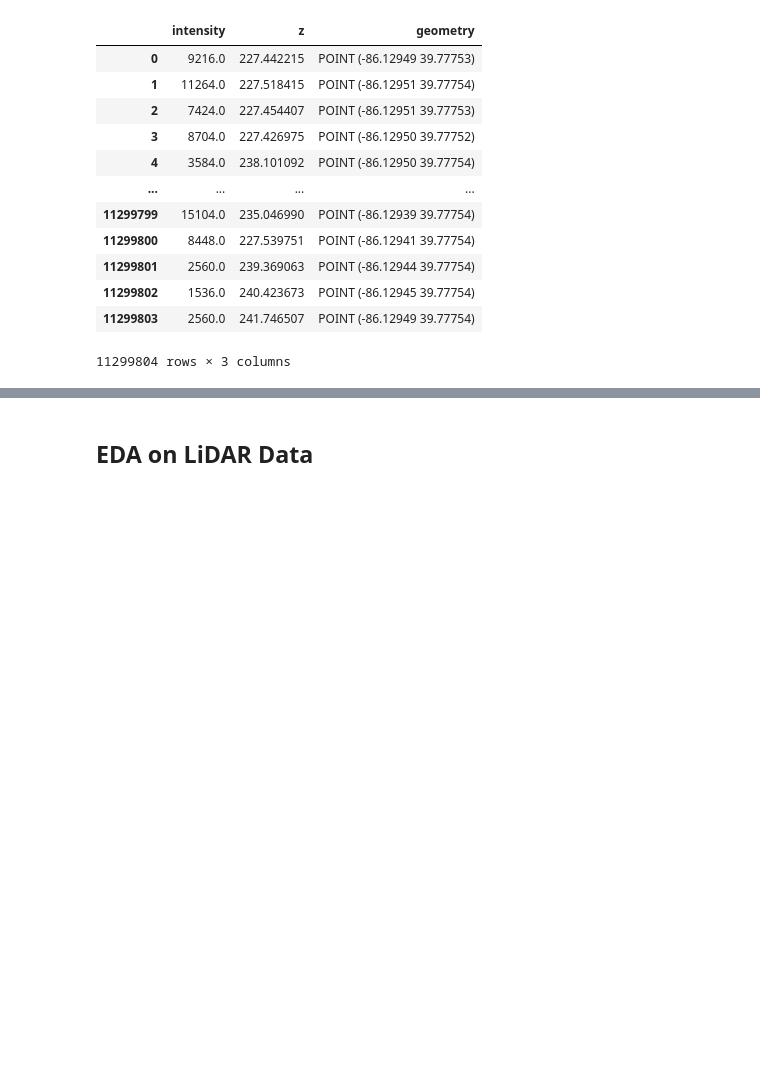
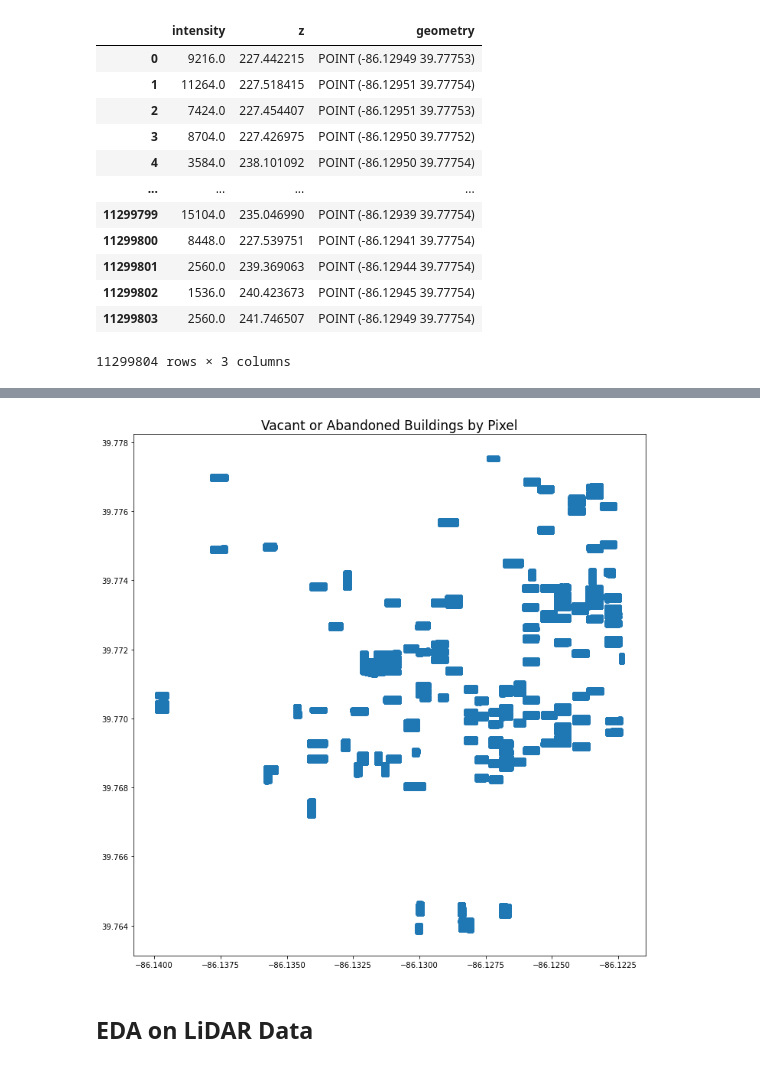
Before and after one commit to zach-brown-18/is-it-abandoned, a Jupyter notebook: Data_ingestion.ipynb, the cells around one changed output, grey strips where cells are left out. Cells and saved outputs as stored; diff of their text form; code cells hidden in the pictures; blank space fills up the shorter version.

```diff
--- a/Data_ingestion.ipynb
+++ b/Data_ingestion.ipynb
@@ -144,3 +146,10 @@ gdf_4326
 | 11299802 | 1536.0 | 240.423673 | POINT (-86.12945 39.77754) |
 | 11299803 | 2560.0 | 241.746507 | POINT (-86.12949 39.77754) |
 11299804 rows × 3 columns
+# %%
+# Identify points that lie within an abandoned structure
+points = gdf_abandoned_filtered[['geometry']]
+shapes = gdf_4326[['geometry']]
+
+pointInPolys = gp.sjoin(points, shapes, how='left')
+pointInPolys.head()
@@ -146,0 +163,10 @@ gdf_4326
+# %%
+# Define target attribute
+gdf_4326['abandoned_or_vacant'] = 0
+
+yes_points = pointInPolys['index_right']
+gdf_4326.loc[yes_points.values, 'abandoned_or_vacant'] = 1
+
+# Verify the number of positives
+print('Total number of pixels in for all abandoned buildings:', gdf_4326['abandoned_or_vacant'].sum(), '\n')
+gdf_4326.head()
@@ -147,3 +181,12 @@ gdf_4326
+# %%
+# Visually confirm the target values
+f, ax = plt.subplots(figsize=(12,20))
+
+gdf_4326.loc[yes_points.values, :].plot(ax=ax)
+
+ax.set_title('Vacant or Abandoned Buildings by Pixel', size=17);
+# %% [output]
+[figure, added]
 # %%
 # Pickle the LiDAR GeoDataFrame
 filename = 'las_file_geodf'
```
Also changed, not shown: parts of 5 cells of this notebook, 6 other files.
